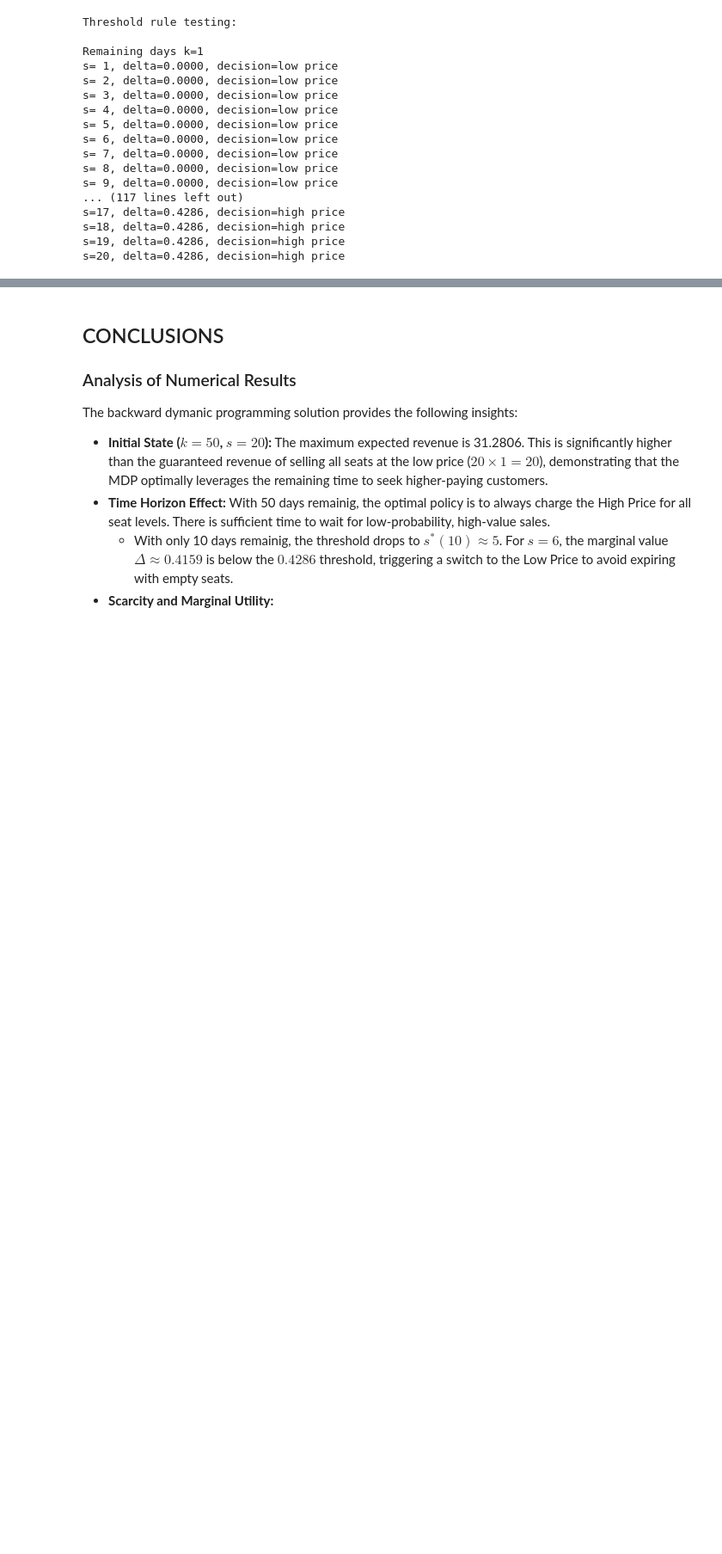
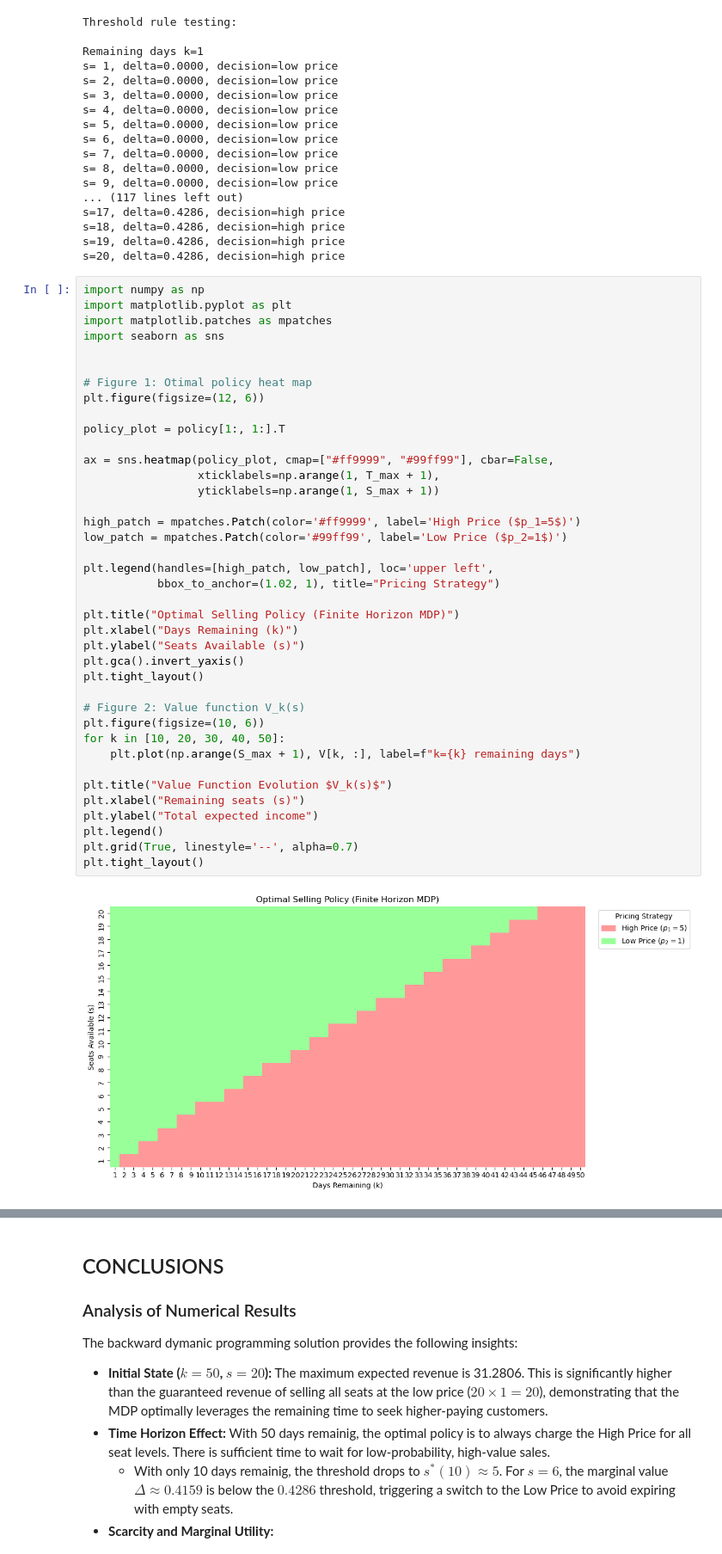
Before and after one commit to Lpf240/Introduction-to-Reinforcement-Learning---Luc-a-Porl-n, a Jupyter notebook: TP2.ipynb, the cells around one changed output, grey strips where cells are left out. Shown at 86% size. Saved outputs shown, nothing was run; the diff lists cells and outputs as text; blank space fills up the shorter version.

```diff
--- a/TP2.ipynb
+++ b/TP2.ipynb
@@ -133,3 +133,44 @@ s=17, delta=0.4286, decision=high price
 s=18, delta=0.4286, decision=high price
 s=19, delta=0.4286, decision=high price
 s=20, delta=0.4286, decision=high price
+# %%
+import numpy as np
+import matplotlib.pyplot as plt
+import matplotlib.patches as mpatches
+import seaborn as sns
+
+
+# Figure 1: Otimal policy heat map
+plt.figure(figsize=(12, 6))
+
+policy_plot = policy[1:, 1:].T
+
+ax = sns.heatmap(policy_plot, cmap=["#ff9999", "#99ff99"], cbar=False,
+                 xticklabels=np.arange(1, T_max + 1),
+                 yticklabels=np.arange(1, S_max + 1))
+
+high_patch = mpatches.Patch(color='#ff9999', label='High Price ($p_1=5$)')
+low_patch = mpatches.Patch(color='#99ff99', label='Low Price ($p_2=1$)')
+
+plt.legend(handles=[high_patch, low_patch], loc='upper left',
+           bbox_to_anchor=(1.02, 1), title="Pricing Strategy")
+
+plt.title("Optimal Selling Policy (Finite Horizon MDP)")
+plt.xlabel("Days Remaining (k)")
+plt.ylabel("Seats Available (s)")
+plt.gca().invert_yaxis()
+plt.tight_layout()
+
+# Figure 2: Value function V_k(s)
+plt.figure(figsize=(10, 6))
+for k in [10, 20, 30, 40, 50]:
+    plt.plot(np.arange(S_max + 1), V[k, :], label=f"k={k} remaining days")
+
+plt.title("Value Function Evolution $V_k(s)$")
+plt.xlabel("Remaining seats (s)")
+plt.ylabel("Total expected income")
+plt.legend()
+plt.grid(True, linestyle='--', alpha=0.7)
+plt.tight_layout()
+# %% [output]
+[figure, added]
```
Also changed, not shown: parts of 1 cell of this notebook.
